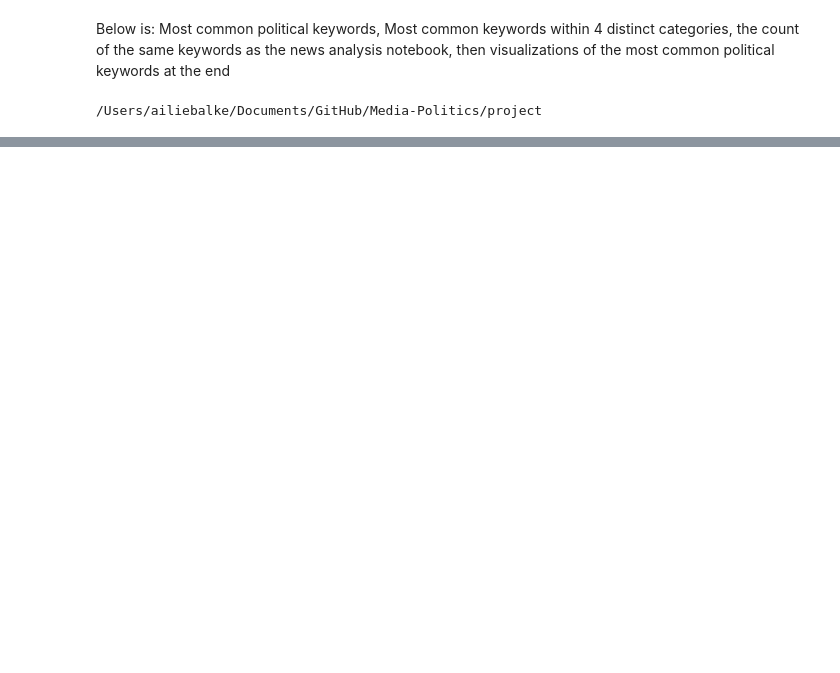
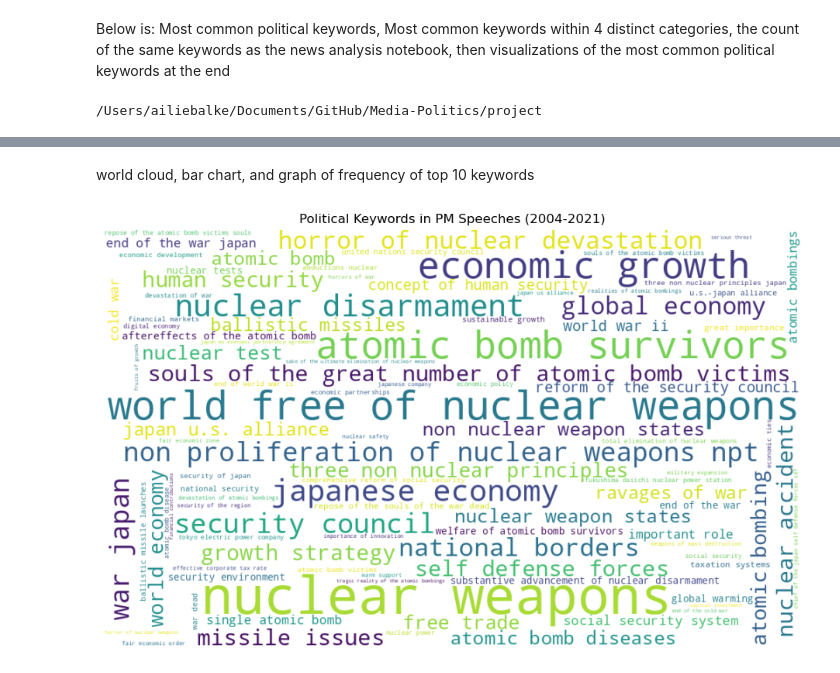
Before and after one commit to ninaudagawa/Media-Politics, a Jupyter notebook: project/notebooks/speeches_keywords_AILIE.ipynb, the cells around one changed output, grey strips where cells are left out. Cells and saved outputs as stored; diff of their text form; code cells hidden in the pictures; blank space fills up the shorter version.

```diff
--- a/project/notebooks/speeches_keywords_AILIE.ipynb
+++ b/project/notebooks/speeches_keywords_AILIE.ipynb
@@ -1605,17 +23,0 @@ Saved 25 PDF-sourced manifestos to ../../project/data/clean/Japan_manifestos_fro
-# %%
-import spacy
-from collections import Counter, defaultdict
-
-nlp = spacy.load("ja_core_news_sm")
-
-def chunk_text(text, max_bytes=40000):
-    encoded = text.encode("utf-8")
-    chunks = []
-    while encoded:
-        chunk = encoded[:max_bytes]
-        chunk = chunk.decode("utf-8", errors="ignore")
-        chunks.append(chunk)
-        encoded = encoded[len(chunk.encode("utf-8")):]
-    return chunks
-
-excluded_words = {"の", "に", "は", "を", "た", "が", "で", "て", "と", "し", "ます", "する", "な", "や", "も", "へ"}
@@ -1672,0 +246,19 @@ overlap_df
+# %% [markdown]
+world cloud, bar chart, and graph of frequency of top 10 keywords
+# %%
+from wordcloud import WordCloud
+import matplotlib.pyplot as plt
+
+phrase_frequencies = dict(zip(top_political_phrases_df["phrase"], top_political_phrases_df["total_count"]))
+
+political_wordcloud = WordCloud(
+    width=1000, height=600, background_color="white"
+).generate_from_frequencies(phrase_frequencies)
+
+plt.figure(figsize=(12, 7))
+plt.imshow(political_wordcloud, interpolation="bilinear")
+plt.axis("off")
+plt.title(f"Political Keywords in PM Speeches ({YEAR_START}-{YEAR_END})")
+plt.show()
+# %% [output]
+[figure, added]
```
Also changed, not shown: parts of 52 cells of this notebook, 8 other files.
